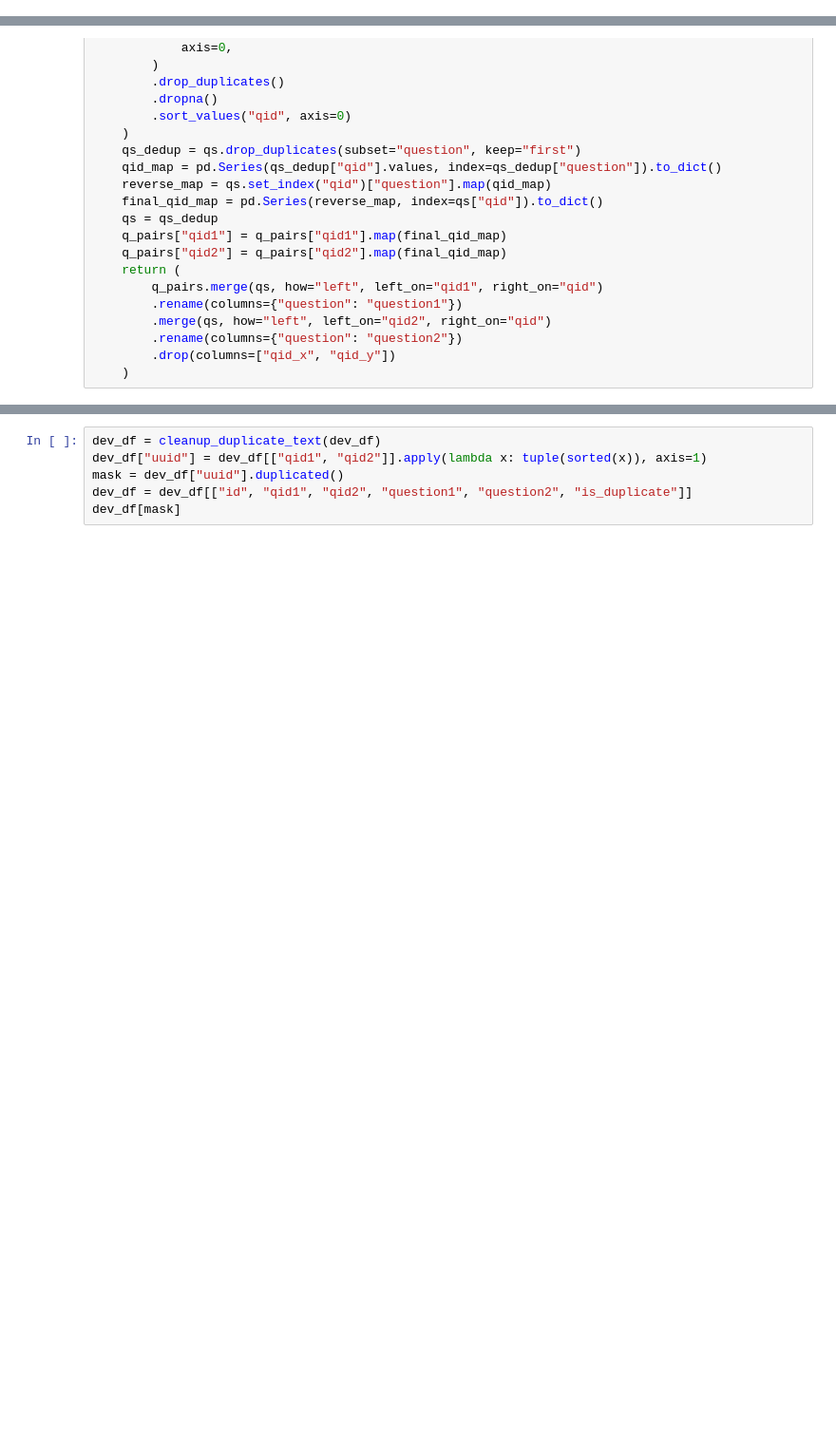
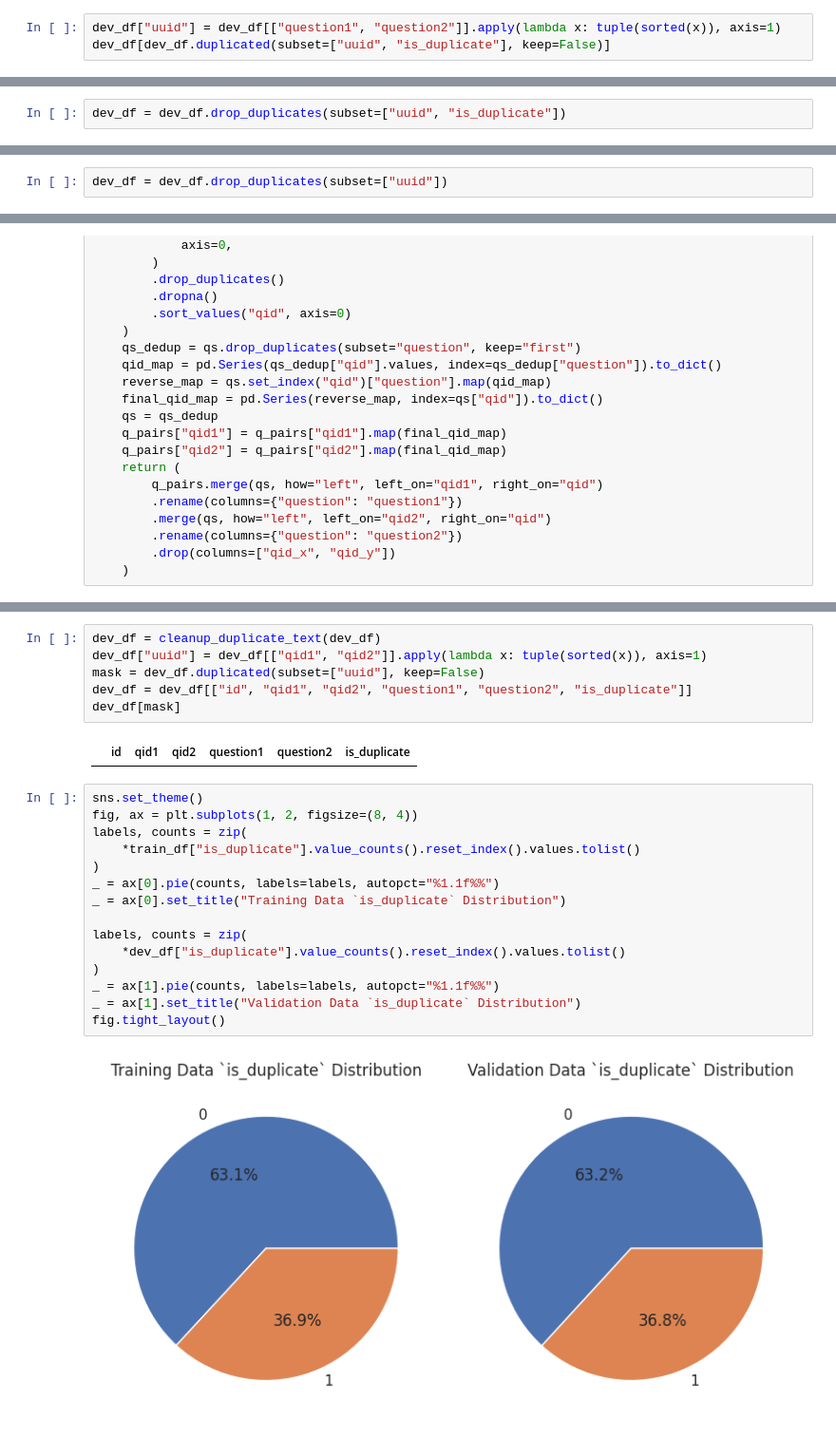
Before and after one commit to aman-chauhan/Quora-Question-Pair, a Jupyter notebook: eda.ipynb, the cells around one changed output, grey strips where cells are left out. Shown at 95% size. Saved outputs shown, nothing was run; the diff lists cells and outputs as text; blank space fills up the shorter version.

Commit message:
update duplicate checks

```diff
--- a/eda.ipynb
+++ b/eda.ipynb
@@ -270,0 +273,3 @@ dev_df[dev_df[["uuid"]].duplicated()]
+# %%
+dev_df["uuid"] = dev_df[["question1", "question2"]].apply(lambda x: tuple(sorted(x)), axis=1)
+dev_df[dev_df.duplicated(subset=["uuid", "is_duplicate"], keep=False)]
@@ -271,2 +282,4 @@ dev_df[dev_df[["uuid"]].duplicated()]
+# %%
+dev_df = dev_df.drop_duplicates(subset=["uuid", "is_duplicate"])
 # %%
 dev_df["uuid"] = dev_df[["question1", "question2"]].apply(lambda x: tuple(sorted(x)), axis=1)
@@ -274,2 +289,4 @@ dev_df[dev_df["uuid"].duplicated()]
+# %%
+dev_df = dev_df.drop_duplicates(subset=["uuid"])
 # %%
 test_df["uuid"] = test_df[["question1", "question2"]].apply(lambda x: tuple(sorted(x)), axis=1)
@@ -322,6 +355,25 @@ train_df[mask]
 # %%
 dev_df = cleanup_duplicate_text(dev_df)
 dev_df["uuid"] = dev_df[["qid1", "qid2"]].apply(lambda x: tuple(sorted(x)), axis=1)
-mask = dev_df["uuid"].duplicated()
+mask = dev_df.duplicated(subset=["uuid"], keep=False)
 dev_df = dev_df[["id", "qid1", "qid2", "question1", "question2", "is_duplicate"]]
 dev_df[mask]
+# %% [output]
+|  | id | qid1 | qid2 | question1 | question2 | is_duplicate |
+# %%
+sns.set_theme()
+fig, ax = plt.subplots(1, 2, figsize=(8, 4))
+labels, counts = zip(
+    *train_df["is_duplicate"].value_counts().reset_index().values.tolist()
+)
+_ = ax[0].pie(counts, labels=labels, autopct="%1.1f%%")
+_ = ax[0].set_title("Training Data `is_duplicate` Distribution")
+
+labels, counts = zip(
+    *dev_df["is_duplicate"].value_counts().reset_index().values.tolist()
+)
+_ = ax[1].pie(counts, labels=labels, autopct="%1.1f%%")
+_ = ax[1].set_title("Validation Data `is_duplicate` Distribution")
+fig.tight_layout()
+# %% [output]
+[figure, added]
```
Also changed, not shown: parts of 7 cells of this notebook.
